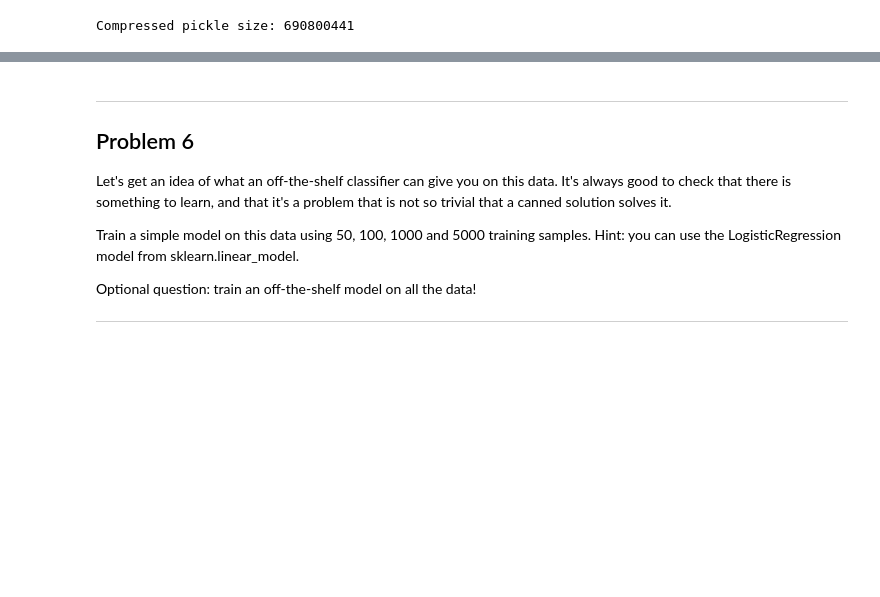
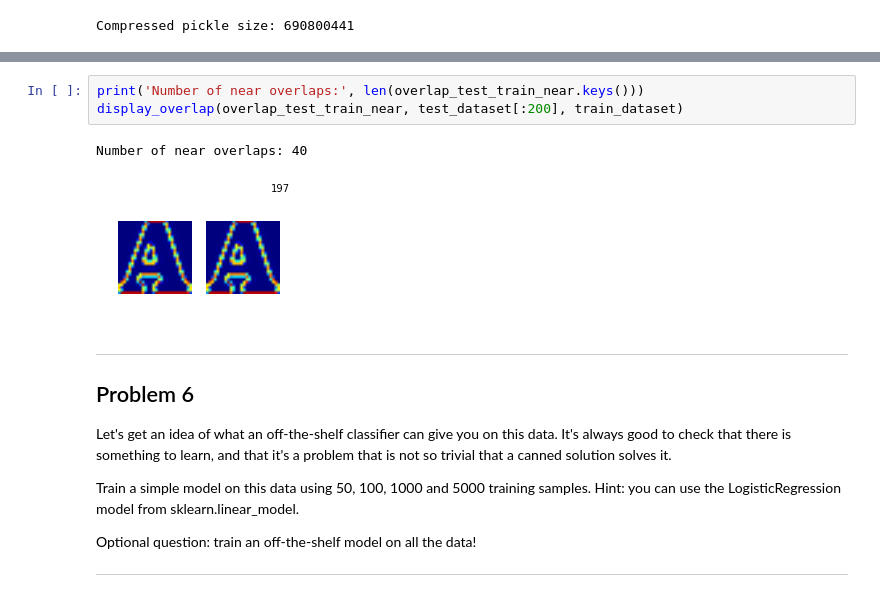
Before and after one commit to karimkhanp/deep-learning, a Jupyter notebook: 1_notmnist.ipynb, the cells around one changed output, grey strips where cells are left out. Cells and saved outputs as stored; diff of their text form; blank space fills up the shorter version.

```diff
--- a/1_notmnist.ipynb
+++ b/1_notmnist.ipynb
@@ -336,3 +453,9 @@ Optional questions:
+# %%
+print('Number of near overlaps:', len(overlap_test_train_near.keys()))
+display_overlap(overlap_test_train_near, test_dataset[:200], train_dataset)
+# %% [output]
+Number of near overlaps: 40
+[figure, added]
 # %% [markdown]
 ---
 Problem 6
```
Also changed, not shown: parts of 26 cells of this notebook.
